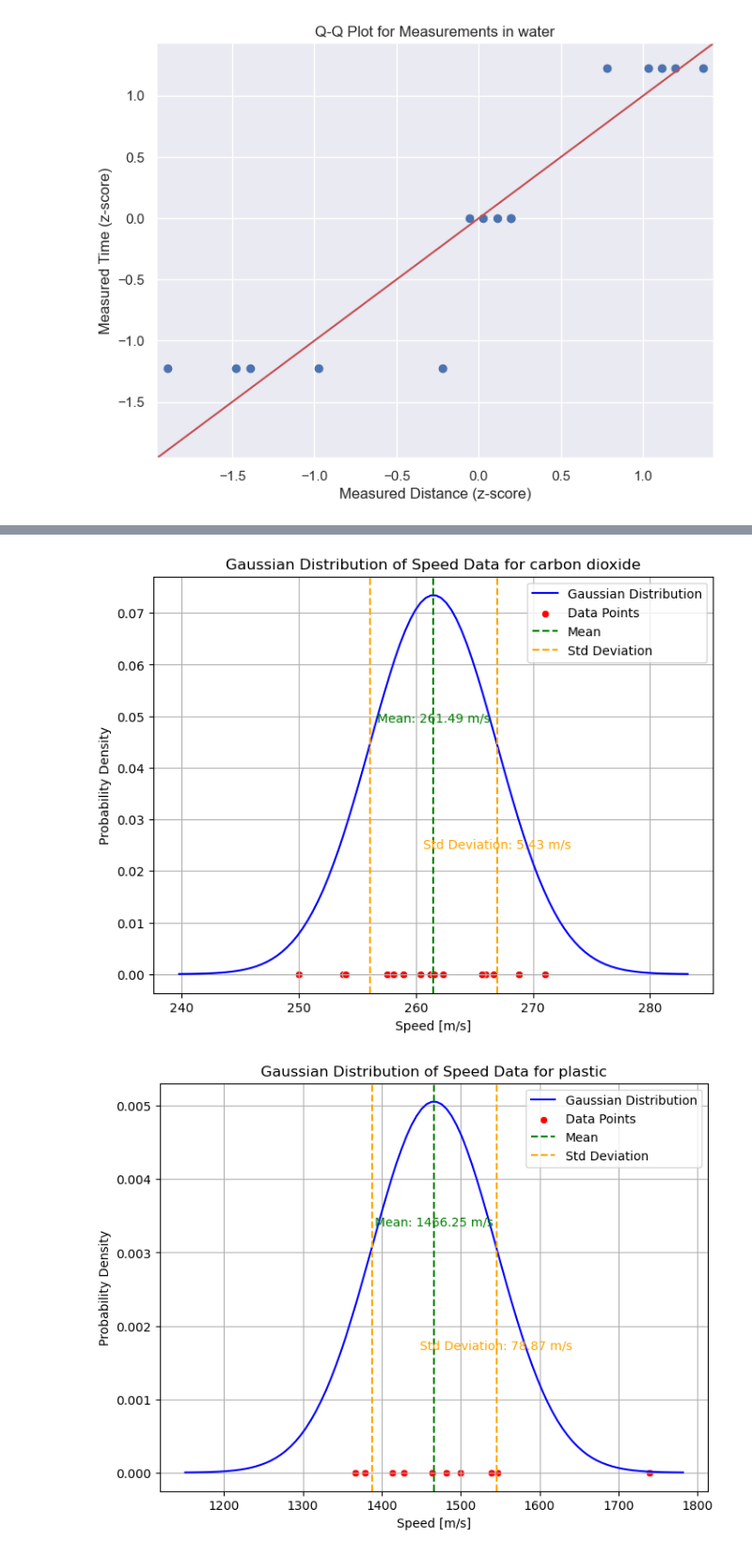
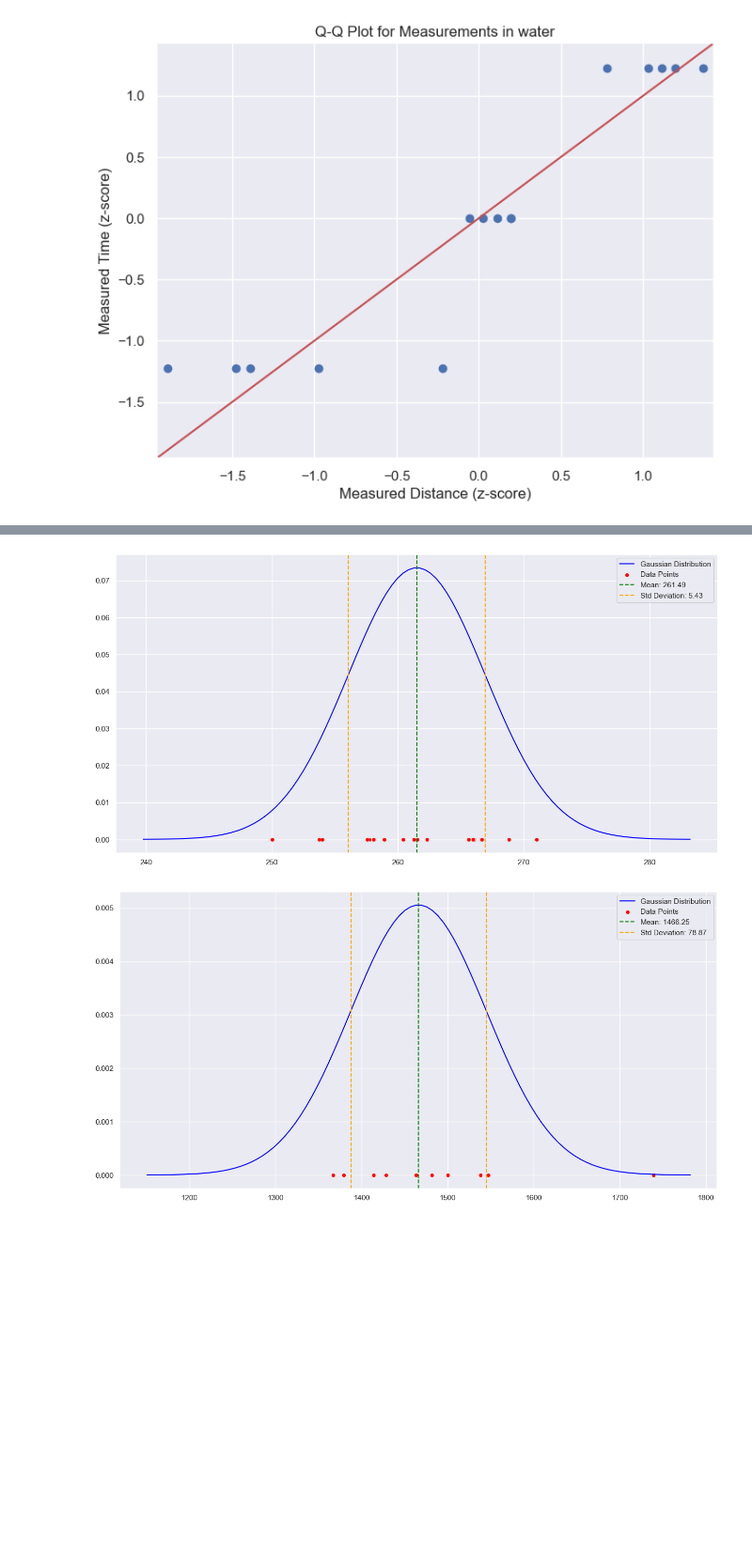
Before and after one commit to HorusXIV/IDAF_Datenanalyse, a Jupyter notebook: Datenanalyse.ipynb, the cells around one changed output, grey strips where cells are left out. Shown at 94% size. Cells and saved outputs as stored; diff of their text form; code cells hidden in the pictures; blank space fills up the shorter version.

```diff
--- a/Datenanalyse.ipynb
+++ b/Datenanalyse.ipynb
@@ -66,17 +66,17 @@ for material in materials:
     plt.figure(figsize=(8, 4))  # Adjust the figure size as needed
 
     # Create a boxplot for the material
-    sns.boxplot(data=material_df, y='speed', palette='Set1')
+    sns.boxplot(data=material_df, x='speed', palette='Set1')
 
     # Add individual measurements as crosses (or points)
-    sns.stripplot(data=material_df, y='speed', jitter=True, color='black', size=4)
+    sns.stripplot(data=material_df, x='speed', jitter=True, color='black', size=4)
 
     # Set labels and title
     plt.ylabel('Speed [m/s]')
     plt.title(f'calculated speed distribution for {material}')
 
     # Rotate x-axis labels for better readability
-    plt.xticks(rotation=45)
+
 
     # Show the plot
     plt.grid(True)
@@ -89,19 +89,16 @@ for material in materials:
 for material in materials:
     material_data = df[df['material'] == material]
 
-    pd.to_numeric(material_data['distance'])
     plt.figure(figsize=(10, 6))
 
     # Create a box plot
-    sns.boxplot(data=material_data, x='distance', y='speed', color='orange')
+    sns.boxplot(data=material_data, x='distance', y='speed', palette="Set1")
     plt.xlabel('Measured Distance')
     plt.ylabel('Calculated Speed')
     plt.title(f'Box Plot of Calculated Speed for {material}')
 
-    # Overlay a scatterplot with datapoints matching distances
-    sns.scatterplot(data=material_data, x='distance', y='speed', color='blue', marker='o', s=100, label='Scatter Values')
+    sns.stripplot(x='distance', y='speed', data=material_data, color="black", size=8, alpha=0.5)
 
-    plt.legend()
     plt.grid(True)
     plt.show()
 # %% [output]
@@ -111,45 +160,33 @@ for material in materials:
 # %%
-# Create three separate plots for each material
 for material in materials:
     material_df = df[df['material'] == material]
-
+    fig = plt.figure(figsize=(16,8))
     # Extract speed data in microseconds
     speed_data = material_df['speed'].values
 
     # Calculate the mean and standard deviation of the speed data
-    mean_speed = speed_data.mean()
+    mean_speed = np.median(speed_data)
+    mean_speed = np.mean(speed_data)
     std_deviation_speed = speed_data.std(ddof=0)
 
     # Create a range of x values for the curve
-    x = np.linspace(mean_speed - 4 * std_deviation_speed, mean_speed + 4 *std_deviation_speed, 100)
+    x = np.linspace(mean_speed - 4 * std_deviation_speed, mean_speed + 4 *std_deviation_speed, 100, )
 
     # Create a Gaussian distribution (normal distribution) using the mean and standard deviation
     gaussian = norm.pdf(x, loc=mean_speed, scale=std_deviation_speed)
 
-    # Plot the Gaussian distribution using Seaborn
-    plt.figure(figsize=(8, 6))
     sns.lineplot(x=x, y=gaussian, label='Gaussian Distribution', color='blue')
 
     # Add data points as a scatterplot
     sns.scatterplot(x=speed_data, y=0, label='Data Points', color='red', marker='o')
 
     # Plot vertical lines for mean and standard deviation
-    plt.axvline(mean_speed, color='green', linestyle='--', label='Mean')
-    plt.axvline(mean_speed - std_deviation_speed, color='orange', linestyle='--', label='Std Deviation')
+    plt.axvline(mean_speed, color='green', linestyle='--', label=f'Mean: {mean_speed:.2f}')
+    plt.axvline(mean_speed - std_deviation_speed, color='orange', linestyle='--', label=f'Std Deviation: {std_deviation_speed:.2f}')
     plt.axvline(mean_speed + std_deviation_speed, color='orange', linestyle='--')
 
-    # Add annotations for mean and standard deviation values
-    upper_half = 2/3 * max(gaussian)
-    lower_half = 1/3 * max(gaussian)
-    plt.annotate(f'Mean: {mean_speed:.2f} m/s', xy=(mean_speed, upper_half), color='green', ha='center')
-    plt.annotate(f'Std Deviation: {std_deviation_speed:.2f} m/s', xy=(mean_speed+std_deviation_speed, lower_half), color='orange', ha='center')
-
-    plt.xlabel('Speed [m/s]')
-    plt.ylabel('Probability Density')
-    plt.title(f'Gaussian Distribution of Speed Data for {material}')
     plt.legend()
-    plt.grid(True)
     plt.show()
 # %% [output]
-[figure, old version]
+[figure, new version]
-[figure, old version]
+[figure, new version]
```
Also changed, not shown: parts of 5 cells of this notebook.
